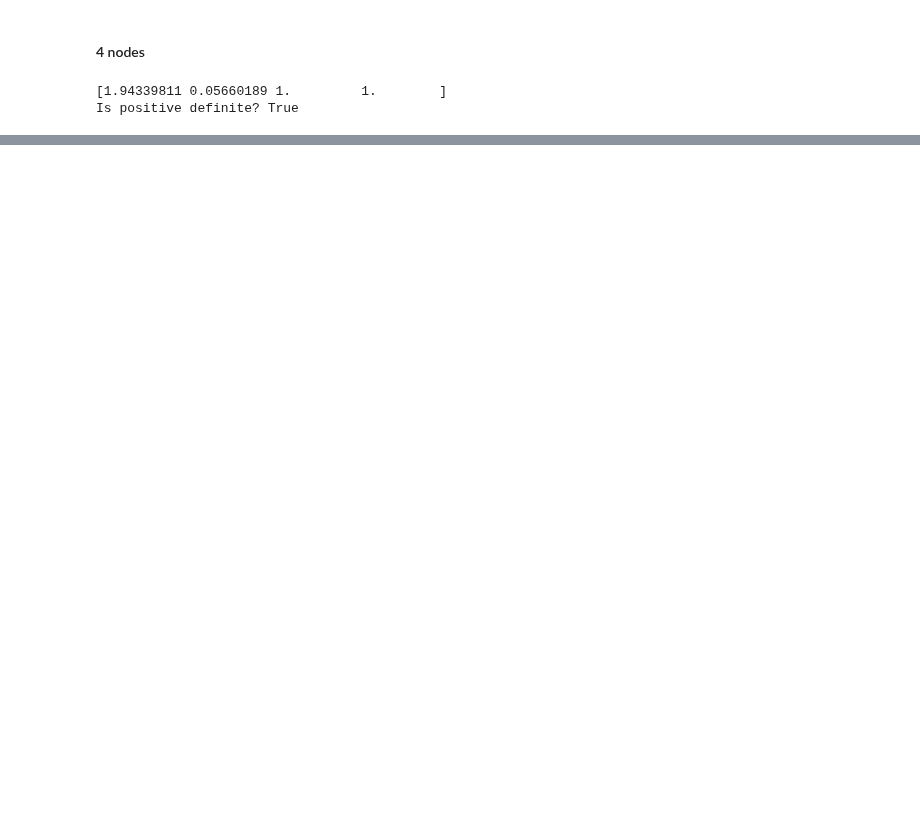
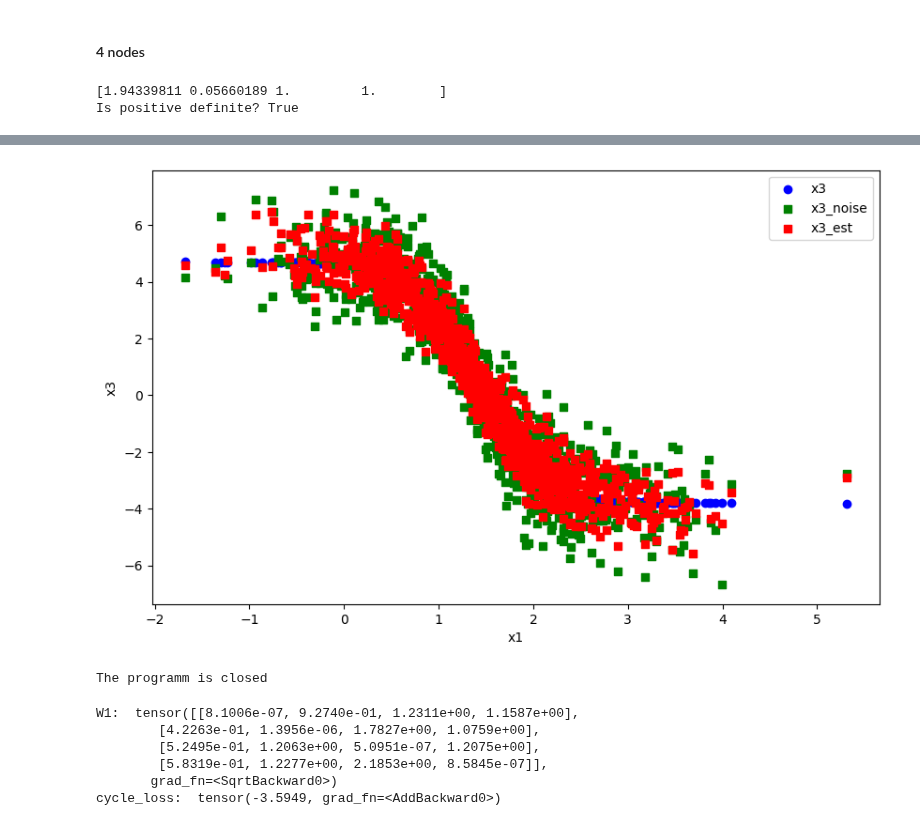
Before and after one commit to yurou-liang/ADMG, a Jupyter notebook: src/DagmaDCE/Test.ipynb, the cells around one changed output, grey strips where cells are left out. Drawn from its saved outputs; the diff is of its cells as text; code cells hidden in the pictures; blank space fills up the shorter version.

```diff
--- a/src/DagmaDCE/Test.ipynb
+++ b/src/DagmaDCE/Test.ipynb
@@ -1671,0 +1726,41 @@ X_true = X+epsilon
+# %%
+plt.figure(figsize=(10, 6))  # Optional: specifies the figure size
+plt.scatter(X_true.detach().numpy()[:, 3], X.detach().numpy()[:, 1], label='x3', color='blue', marker='o')  # Plot x vs. y1
+plt.scatter(X_true.detach().numpy()[:, 3], X_true.detach().numpy()[:, 1], label='x3_noise', color='green', marker='s')
+plt.scatter(X_true.detach().numpy()[:, 3], X_est.detach().numpy()[:, 1], label='x3_est', color='red', marker='s')
+plt.xlabel('x1')
+plt.ylabel('x3')
+plt.legend()
+plt.show()
+print("The programm is closed")
+# %% [output]
+[figure, added]
+The programm is closed
+# %%
+fc1_weight = fc1.weight
+fc1_bias = fc1.bias
+fc2_weight = fc2[0].weight
+fc2_bias = fc2[0].bias
+
+eq_model = nonlinear_dce.DagmaMLP_DCE(
+    dims=[d, 10, 1], bias=True)
+model = nonlinear_dce.DagmaDCE(eq_model, use_mle_loss=True)
+eq_model.fc1.weight = fc1_weight
+eq_model.fc1.bias = fc1_bias
+eq_model.fc2[0].weight = fc2_weight
+eq_model.fc2[0].bias = fc2_bias
+
+W_current, observed_derivs = eq_model.get_graph(X_true)
+print("W1: ", W1)
+cycle_loss = eq_model.cycle_loss(W1)
+print("cycle_loss: ", cycle_loss)
+
+# W_est_dce_no_thresh, W2, x_est = model.fit(X_true, lambda1=3.5e-2, lambda2=5e-3,
+#                                 lr=2e-4, mu_factor=0.1, mu_init=1, T=4, warm_iter=7000, max_iter=8000)
+# %% [output]
+W1:  tensor([[8.1006e-07, 9.2740e-01, 1.2311e+00, 1.1587e+00],
+        [4.2263e-01, 1.3956e-06, 1.7827e+00, 1.0759e+00],
+        [5.2495e-01, 1.2063e+00, 5.0951e-07, 1.2075e+00],
+        [5.8319e-01, 1.2277e+00, 2.1853e+00, 8.5845e-07]],
+       grad_fn=<SqrtBackward0>)
+cycle_loss:  tensor(-3.5949, grad_fn=<AddBackward0>)
```
Also changed, not shown: parts of 11 cells of this notebook.
